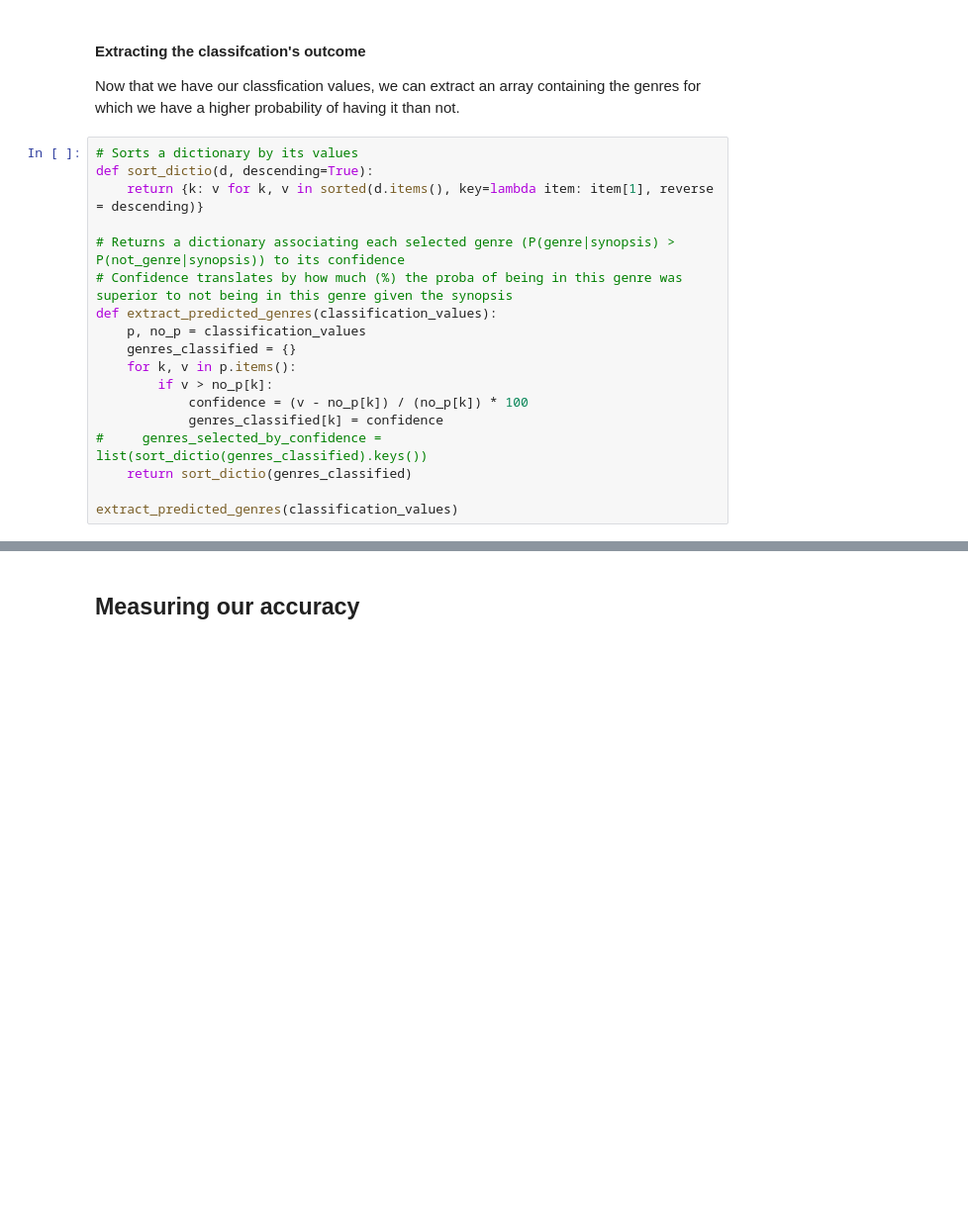
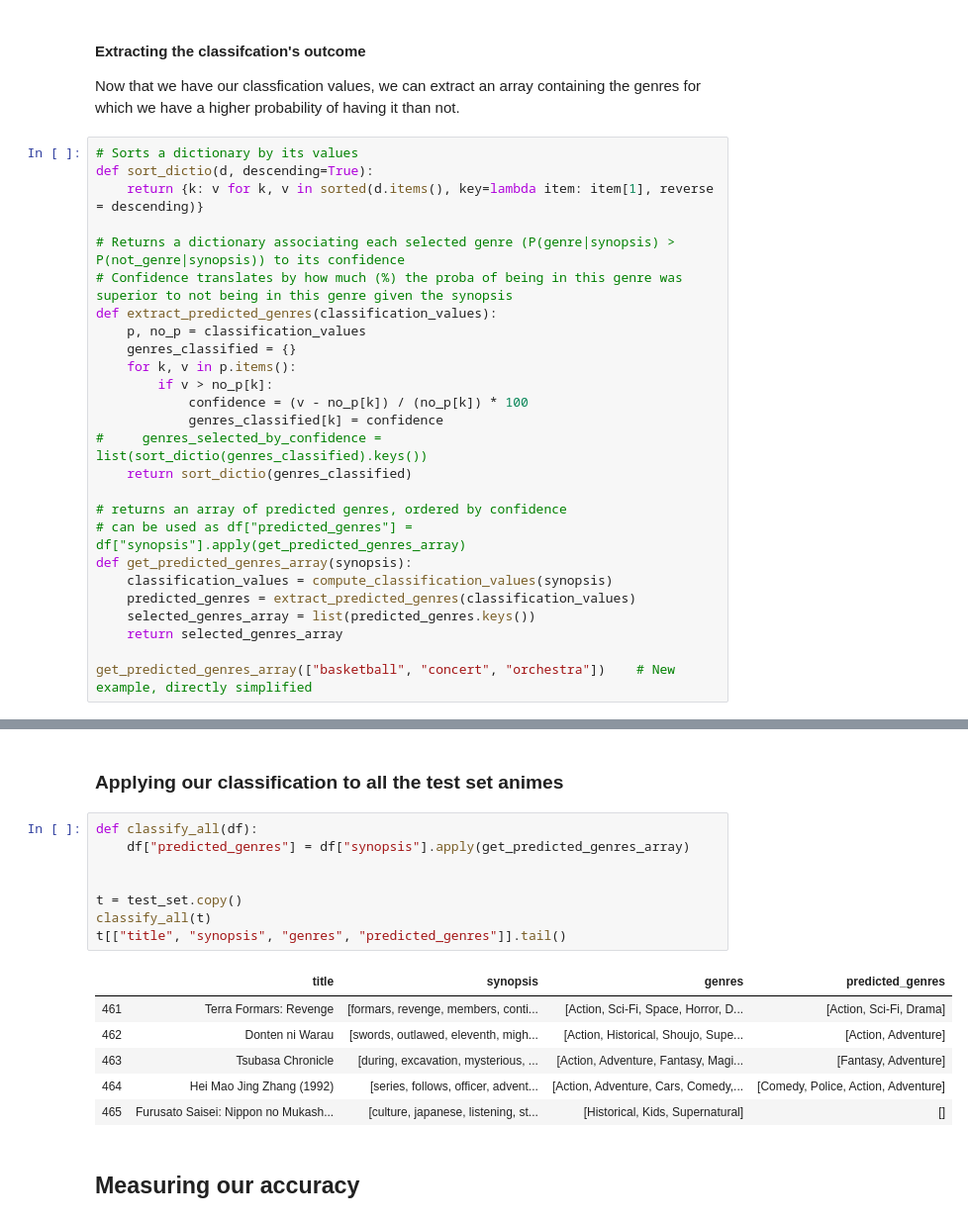
Before and after one commit to MaximeBastion/Anime_Classifier_Bayes, a Jupyter notebook: Anime_Classifier_Bayes.ipynb, the cells around one changed output, grey strips where cells are left out. Shown at 99% size. Cells and saved outputs as stored; diff of their text form; blank space fills up the shorter version.

```diff
--- a/Anime_Classifier_Bayes.ipynb
+++ b/Anime_Classifier_Bayes.ipynb
@@ -622,5 +622,13 @@ def extract_predicted_genres(classification_values):
 #     genres_selected_by_confidence = list(sort_dictio(genres_classified).keys())
     return sort_dictio(genres_classified)
 
-extract_predicted_genres(classification_values)
+# returns an array of predicted genres, ordered by confidence
+# can be used as df["predicted_genres"] = df["synopsis"].apply(get_predicted_genres_array)
+def get_predicted_genres_array(synopsis):
+    classification_values = compute_classification_values(synopsis)
+    predicted_genres = extract_predicted_genres(classification_values)
+    selected_genres_array = list(predicted_genres.keys())
+    return selected_genres_array
+
+get_predicted_genres_array(["basketball", "concert", "orchestra"])    # New example, directly simplified
 # %% [output]
@@ -711,2 +636,19 @@ Ookamikakushi
+# %% [markdown]
+### Applying our classification to all the test set animes
+# %%
+def classify_all(df):
+    df["predicted_genres"] = df["synopsis"].apply(get_predicted_genres_array)
+
+
+t = test_set.copy()
+classify_all(t)
+t[["title", "synopsis", "genres", "predicted_genres"]].tail()
+# %% [output]
+|  | title | synopsis | genres | predicted_genres |
+| 461 | Terra Formars: Revenge | [formars, revenge, members, conti... | [Action, Sci-Fi, Space, Horror, D... | [Action, Sci-Fi, Drama] |
+| 462 | Donten ni Warau | [swords, outlawed, eleventh, migh... | [Action, Historical, Shoujo, Supe... | [Action, Adventure] |
+| 463 | Tsubasa Chronicle | [during, excavation, mysterious, ... | [Action, Adventure, Fantasy, Magi... | [Fantasy, Adventure] |
+| 464 | Hei Mao Jing Zhang (1992) | [series, follows, officer, advent... | [Action, Adventure, Cars, Comedy,... | [Comedy, Police, Action, Adventure] |
+| 465 | Furusato Saisei: Nippon no Mukash... | [culture, japanese, listening, st... | [Historical, Kids, Supernatural] | [] |
 # %% [markdown]
 ## Measuring our accuracy
```
Also changed, not shown: parts of 20 cells of this notebook.
